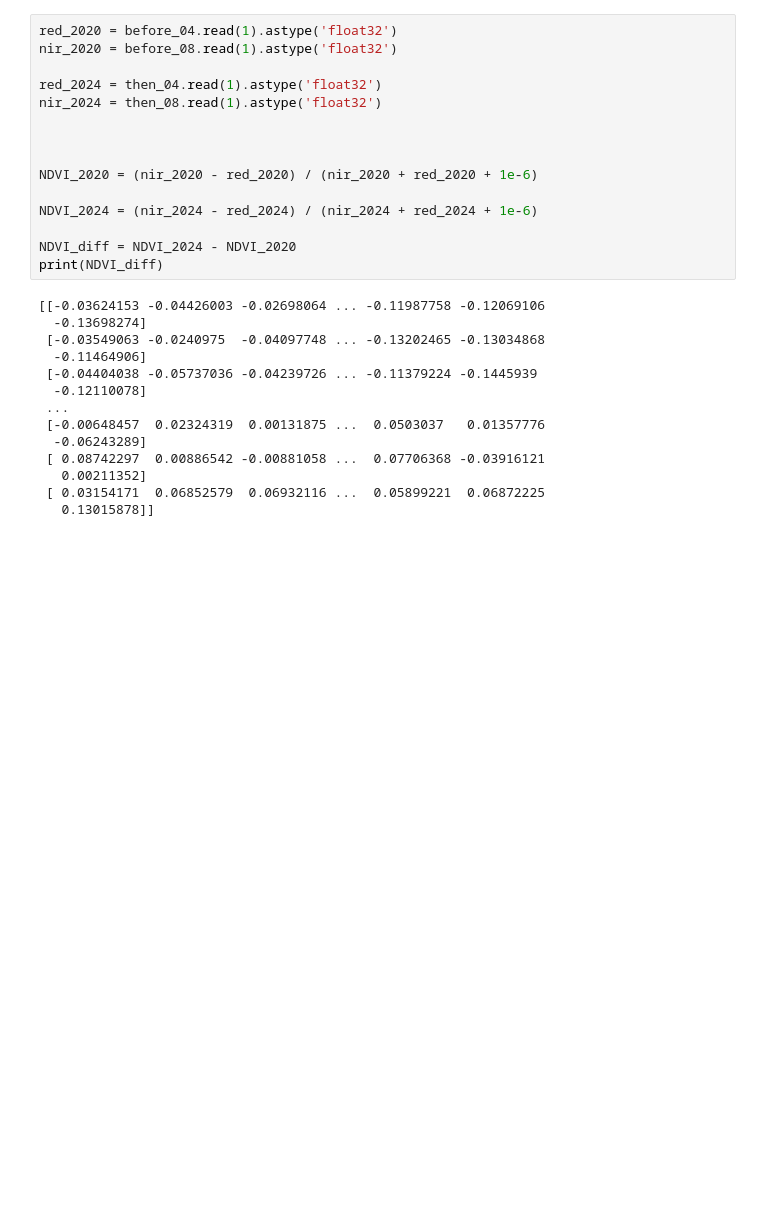
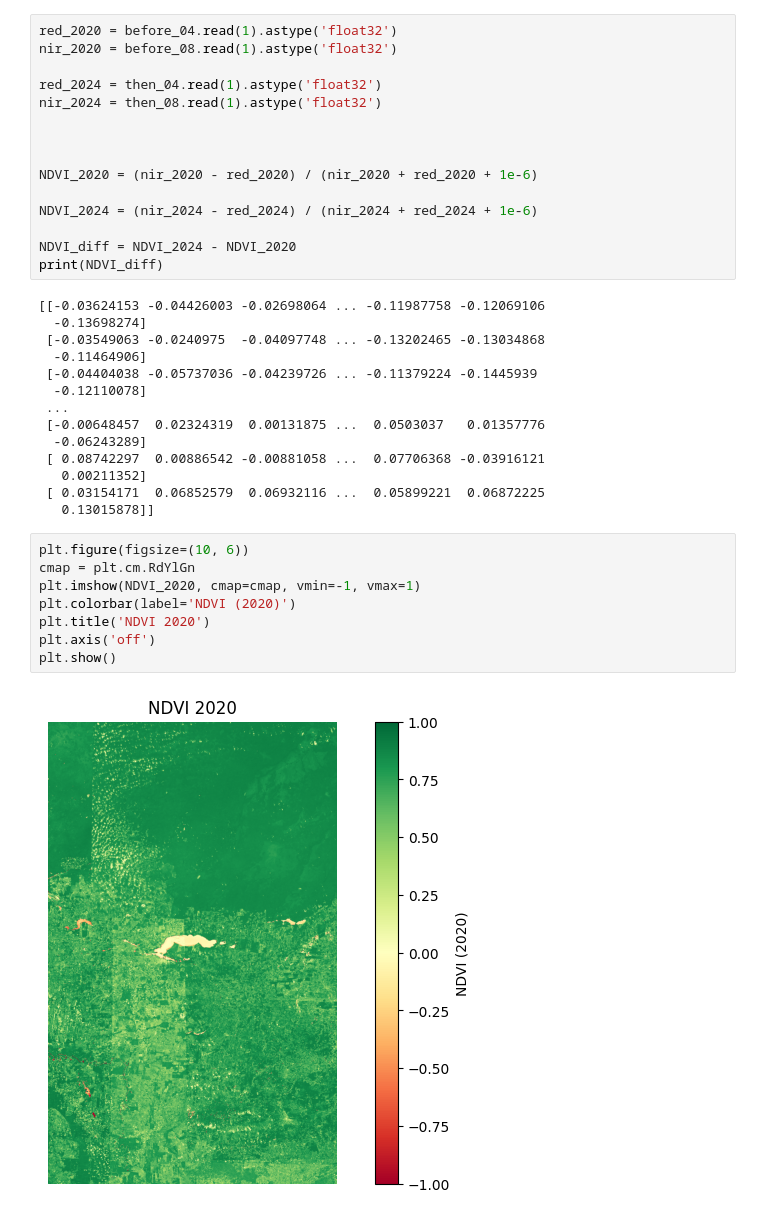
Before and after one commit to alee2602/LAB3-DS, a Jupyter notebook: main.ipynb, the cells around one changed output. Drawn from its saved outputs; the diff is of its cells as text; blank space fills up the shorter version.

```diff
--- a/main.ipynb
+++ b/main.ipynb
@@ -42,3 +42,13 @@ print(NDVI_diff)
    0.00211352]
  [ 0.03154171  0.06852579  0.06932116 ...  0.05899221  0.06872225
    0.13015878]]
+# %%
+plt.figure(figsize=(10, 6))
+cmap = plt.cm.RdYlGn
+plt.imshow(NDVI_2020, cmap=cmap, vmin=-1, vmax=1)
+plt.colorbar(label='NDVI (2020)')
+plt.title('NDVI 2020')
+plt.axis('off')
+plt.show()
+# %% [output]
+[figure, added]
```
Also changed, not shown: parts of 2 cells of this notebook.
